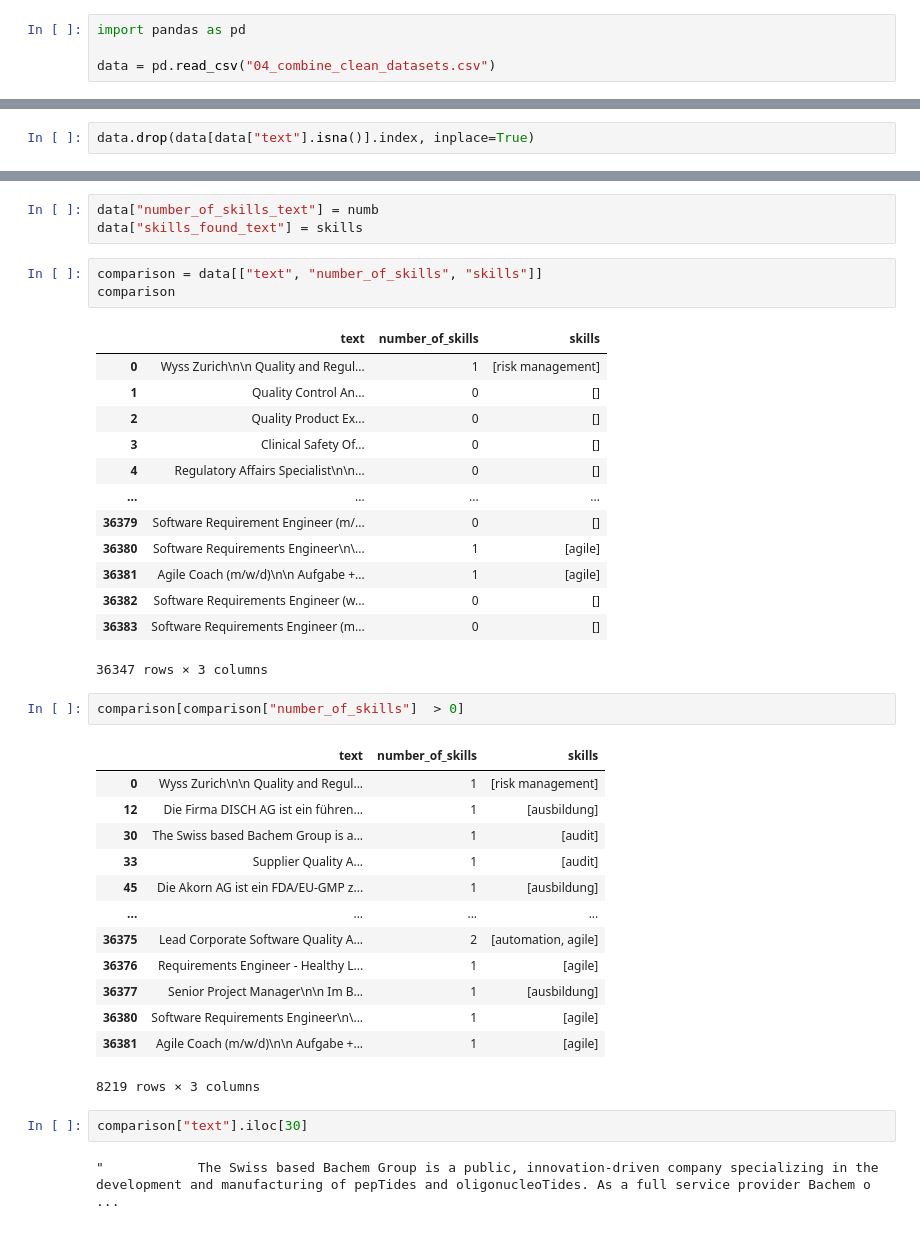
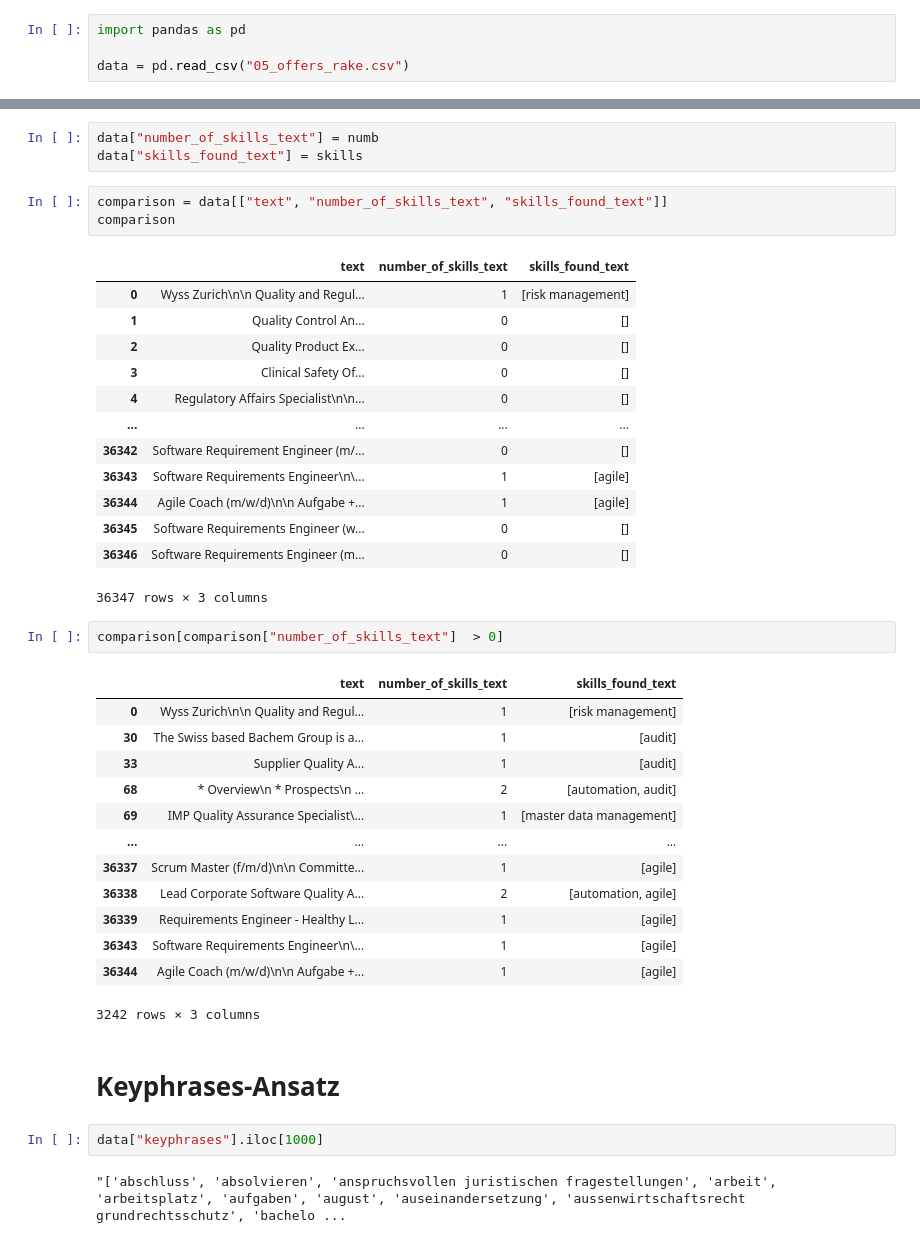
Before and after one commit to isabelvonah/skills, a Jupyter notebook: 01_scraping/06_find_relevant_offers.ipynb, the cells around one changed output, grey strips where cells are left out. Saved outputs shown, nothing was run; the diff lists cells and outputs as text.

```diff
--- a/01_scraping/06_find_relevant_offers.ipynb
+++ b/01_scraping/06_find_relevant_offers.ipynb
@@ -1,7 +1,7 @@
 # %%
 import pandas as pd
 
-data = pd.read_csv("04_combine_clean_datasets.csv")
+data = pd.read_csv("05_offers_rake.csv")
 # %%
 import json
 
@@ -36,2 +31,0 @@ len(nans)
-# %%
-data.drop(data[data["text"].isna()].index, inplace=True)
@@ -85,39 +81,41 @@ for skill in skill_found_text:
 data["number_of_skills_text"] = numb
 data["skills_found_text"] = skills
 # %%
-comparison = data[["text", "number_of_skills", "skills"]]
+comparison = data[["text", "number_of_skills_text", "skills_found_text"]]
 comparison
 # %% [output]
-|  | text | number_of_skills | skills |
+|  | text | number_of_skills_text | skills_found_text |
 | 0 | Wyss Zurich\n\n Quality and Regul... | 1 | [risk management] |
 | 1 | Quality Control An... | 0 | [] |
 | 2 | Quality Product Ex... | 0 | [] |
 | 3 | Clinical Safety Of... | 0 | [] |
 | 4 | Regulatory Affairs Specialist\n\n... | 0 | [] |
 | ... | ... | ... | ... |
-| 36379 | Software Requirement Engineer (m/... | 0 | [] |
-| 36380 | Software Requirements Engineer\n\... | 1 | [agile] |
-| 36381 | Agile Coach (m/w/d)\n\n Aufgabe +... | 1 | [agile] |
-| 36382 | Software Requirements Engineer (w... | 0 | [] |
-| 36383 | Software Requirements Engineer (m... | 0 | [] |
+| 36342 | Software Requirement Engineer (m/... | 0 | [] |
+| 36343 | Software Requirements Engineer\n\... | 1 | [agile] |
+| 36344 | Agile Coach (m/w/d)\n\n Aufgabe +... | 1 | [agile] |
+| 36345 | Software Requirements Engineer (w... | 0 | [] |
+| 36346 | Software Requirements Engineer (m... | 0 | [] |
 36347 rows × 3 columns
 # %%
-comparison[comparison["number_of_skills"]  > 0]
+comparison[comparison["number_of_skills_text"]  > 0]
 # %% [output]
-|  | text | number_of_skills | skills |
+|  | text | number_of_skills_text | skills_found_text |
 | 0 | Wyss Zurich\n\n Quality and Regul... | 1 | [risk management] |
-| 12 | Die Firma DISCH AG ist ein führen... | 1 | [ausbildung] |
 | 30 | The Swiss based Bachem Group is a... | 1 | [audit] |
 | 33 | Supplier Quality A... | 1 | [audit] |
-| 45 | Die Akorn AG ist ein FDA/EU-GMP z... | 1 | [ausbildung] |
+| 68 | * Overview\n * Prospects\n ... | 2 | [automation, audit] |
+| 69 | IMP Quality Assurance Specialist\... | 1 | [master data management] |
 | ... | ... | ... | ... |
-| 36375 | Lead Corporate Software Quality A... | 2 | [automation, agile] |
-| 36376 | Requirements Engineer - Healthy L... | 1 | [agile] |
-| 36377 | Senior Project Manager\n\n Im B... | 1 | [ausbildung] |
-| 36380 | Software Requirements Engineer\n\... | 1 | [agile] |
-| 36381 | Agile Coach (m/w/d)\n\n Aufgabe +... | 1 | [agile] |
+| 36337 | Scrum Master (f/m/d)\n\n Committe... | 1 | [agile] |
+| 36338 | Lead Corporate Software Quality A... | 2 | [automation, agile] |
+| 36339 | Requirements Engineer - Healthy L... | 1 | [agile] |
+| 36343 | Software Requirements Engineer\n\... | 1 | [agile] |
+| 36344 | Agile Coach (m/w/d)\n\n Aufgabe +... | 1 | [agile] |
-8219 rows × 3 columns
+3242 rows × 3 columns
-# %%
-comparison["text"].iloc[30]
-# %% [output]
-"            The Swiss based Bachem Group is a public, innovation-driven company specializing in the development and manufacturing of pepTides and oligonucleoTides. As a full service provider Bachem o ...
+# %% [markdown]
+# Keyphrases-Ansatz
+# %%
+data["keyphrases"].iloc[1000]
+# %% [output]
+"['abschluss', 'absolvieren', 'anspruchsvollen juristischen fragestellungen', 'arbeit', 'arbeitsplatz', 'aufgaben', 'august', 'auseinandersetzung', 'aussenwirtschaftsrecht grundrechtsschutz', 'bachelo ...
```
Also changed, not shown: parts of 23 cells of this notebook, 1 other file.
